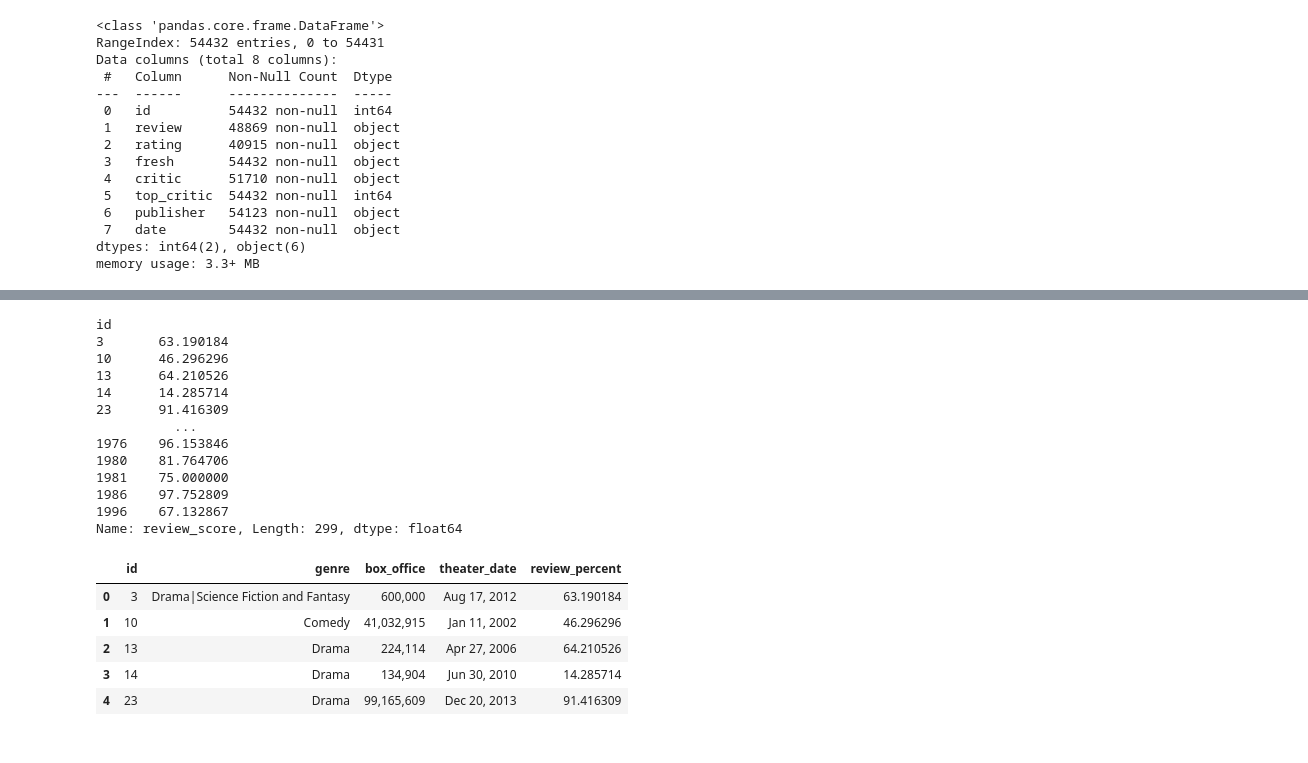
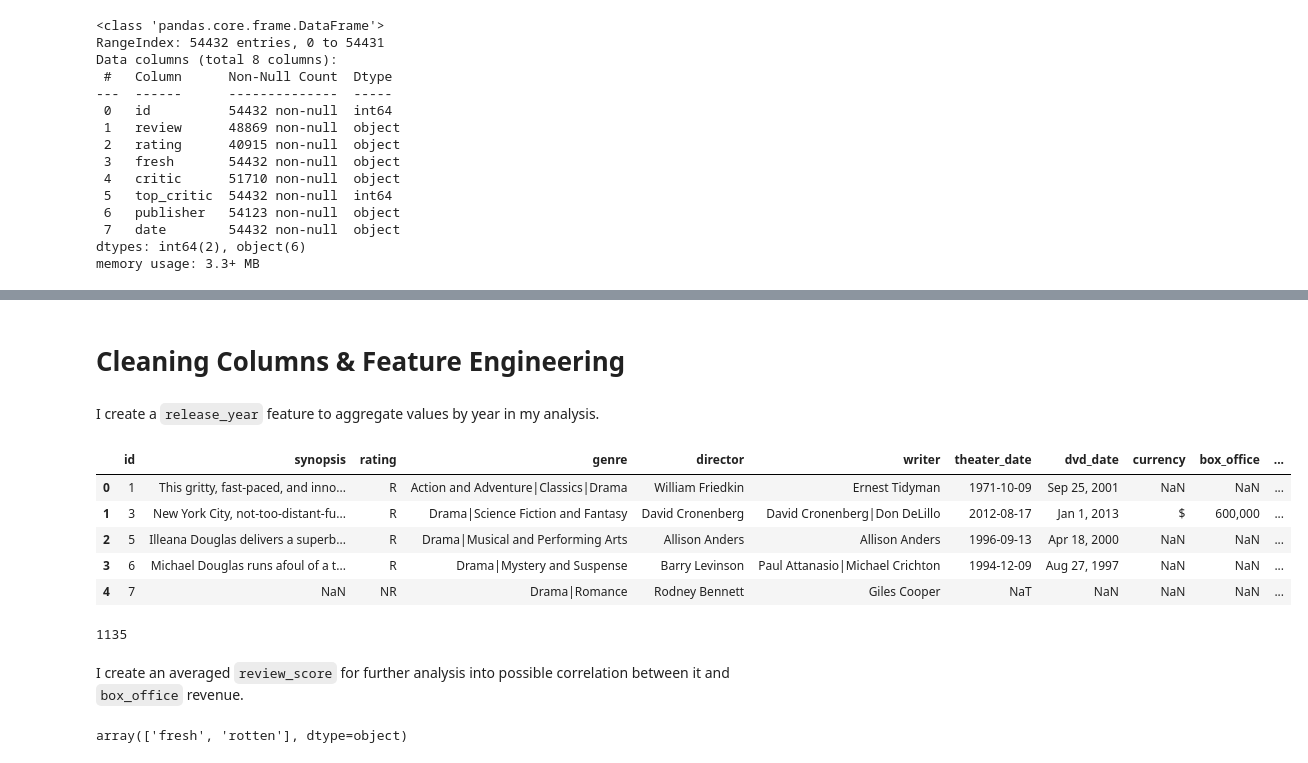
Before and after one commit to MossyJossy/Phase-1-Project, a Jupyter notebook: code/Data Cleaning.ipynb, the cells around one changed output, grey strips where cells are left out. Drawn from its saved outputs; the diff is of its cells as text; code cells hidden in the pictures.

```diff
--- a/code/Data Cleaning.ipynb
+++ b/code/Data Cleaning.ipynb
@@ -164,29 +66,26 @@ memory usage: 5.2+ MB
-# %%
-# then we can turn these 'scores' into an average score percentage per each unique movie id
-df_merge.groupby(["id"])["review_score"].mean()
-# %% [output]
-id
-3       63.190184
-10      46.296296
-13      64.210526
-14      14.285714
-23      91.416309
-          ...
-1976    96.153846
-1980    81.764706
-1981    75.000000
-1986    97.752809
-1996    67.132867
-Name: review_score, Length: 299, dtype: float64
-# %%
-# with this done, we can make a new dataframe of all the columns that will be necessary for our analysis,
-# grouped by the unique movie id's
-df_final = df_merge.groupby(["id", "genre", "box_office", "theater_date"])["review_score"].mean().to_frame(name = "review_percent").reset_index()
-df_final.head()
-# %% [output]
-|  | id | genre | box_office | theater_date | review_percent |
-| 0 | 3 | Drama|Science Fiction and Fantasy | 600,000 | Aug 17, 2012 | 63.190184 |
-| 1 | 10 | Comedy | 41,032,915 | Jan 11, 2002 | 46.296296 |
-| 2 | 13 | Drama | 224,114 | Apr 27, 2006 | 64.210526 |
-| 3 | 14 | Drama | 134,904 | Jun 30, 2010 | 14.285714 |
-| 4 | 23 | Drama | 99,165,609 | Dec 20, 2013 | 91.416309 |
+# %% [markdown]
+# Cleaning Columns & Feature Engineering
+# %% [markdown]
+I create a `release_year` feature to aggregate values by year in my analysis.
+# %%
+df["theater_date"] = pd.to_datetime(df["theater_date"])
+# %%
+df["release_year"] = df["theater_date"].dt.to_period('Y')
+df.head()
+# %% [output]
+|  | id | synopsis | rating | genre | director | writer | theater_date | dvd_date | currency | box_office | ... |
+| 0 | 1 | This gritty, fast-paced, and inno... | R | Action and Adventure|Classics|Drama | William Friedkin | Ernest Tidyman | 1971-10-09 | Sep 25, 2001 | NaN | NaN | ... |
+| 1 | 3 | New York City, not-too-distant-fu... | R | Drama|Science Fiction and Fantasy | David Cronenberg | David Cronenberg|Don DeLillo | 2012-08-17 | Jan 1, 2013 | $ | 600,000 | ... |
+| 2 | 5 | Illeana Douglas delivers a superb... | R | Drama|Musical and Performing Arts | Allison Anders | Allison Anders | 1996-09-13 | Apr 18, 2000 | NaN | NaN | ... |
+| 3 | 6 | Michael Douglas runs afoul of a t... | R | Drama|Mystery and Suspense | Barry Levinson | Paul Attanasio|Michael Crichton | 1994-12-09 | Aug 27, 1997 | NaN | NaN | ... |
+| 4 | 7 | NaN | NR | Drama|Romance | Rodney Bennett | Giles Cooper | NaT | NaN | NaN | NaN | ... |
+# %%
+len(pd.unique(df2['id']))
+# %% [output]
+1135
+# %% [markdown]
+I create an averaged `review_score` for further analysis into possible correlation between it and `box_office` revenue.
+# %%
+df2["fresh"].unique()
+# %% [output]
+array(['fresh', 'rotten'], dtype=object)
```
Also changed, not shown: parts of 37 cells of this notebook, 12 other files.
